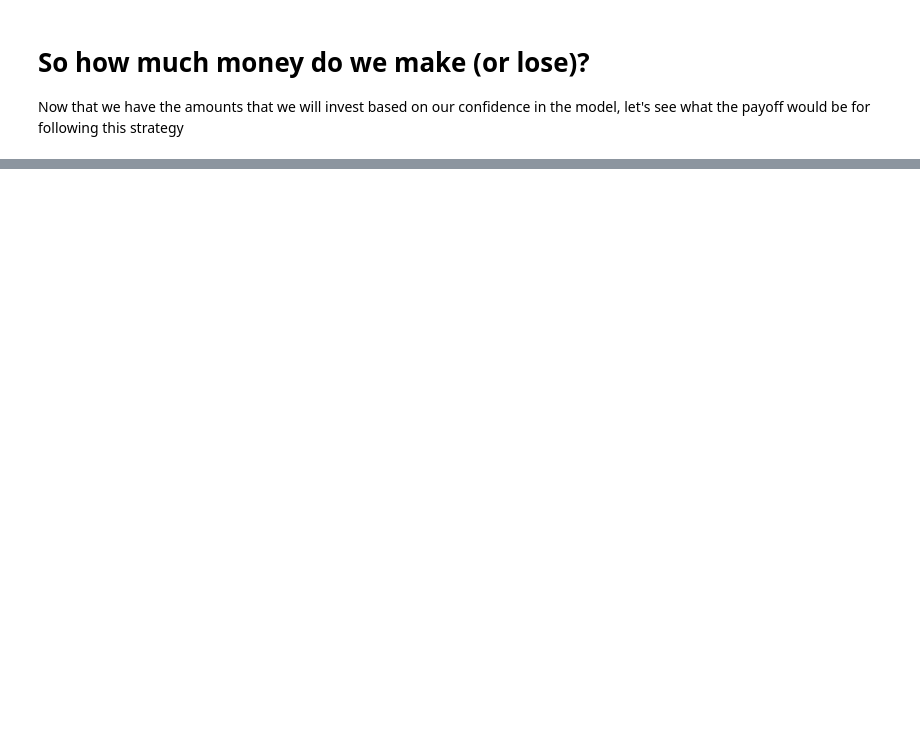
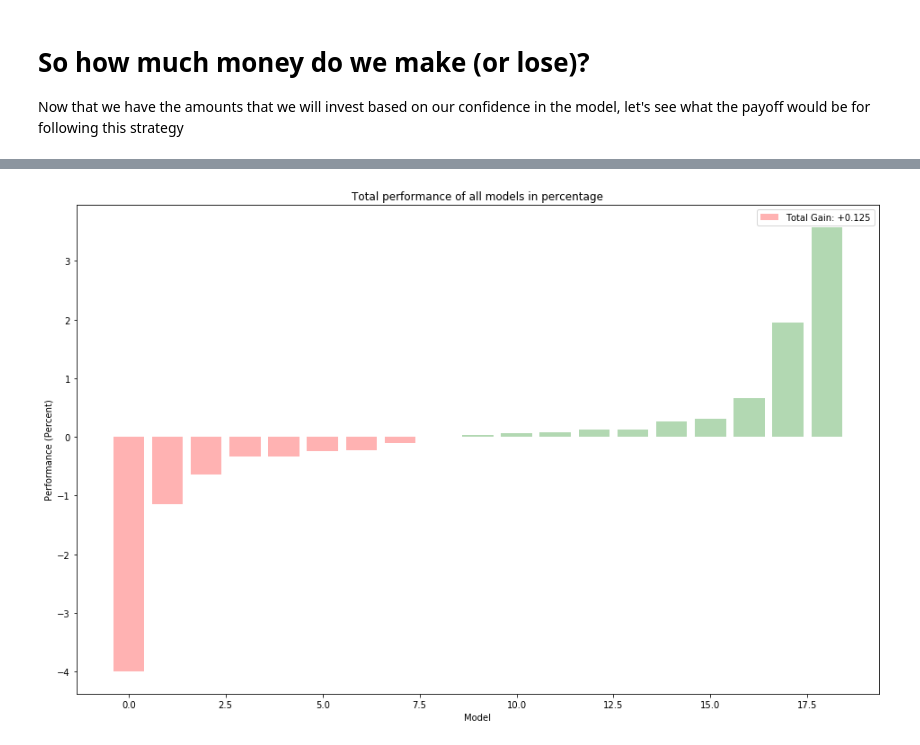
Before and after one commit to matthewwicker/DeepMarketModels, a Jupyter notebook: SingleModelMonetization.ipynb, the cells around one changed output, grey strips where cells are left out. Saved outputs shown, nothing was run; the diff lists cells and outputs as text; code cells hidden in the pictures; blank space fills up the shorter version.

Commit message:
Finished the single model tutorial

```diff
--- a/SingleModelMonetization.ipynb
+++ b/SingleModelMonetization.ipynb
@@ -390,0 +401,21 @@ plt.show()
+# %%
+performance = [3.572, -1.146, -0.229, 0.056, -0.643, 0.032, -0.252, -0.340, 0.128, 0.001, 0.075, 0.263, -4, 0.312, 1.949, -0.108, 0.658, 0.126, -0.329]
+performance = sort(performance)
+sum_p = sum(performance)
+
+colors = []
+for i in performance:
+    if(i < 0):
+        colors.append('r')
+    else:
+        colors.append('g')
+
+x = np.arange(len(performance))
+plt.title("Total performance of all models in percentage")
+plt.xlabel("Model")
+plt.ylabel("Performance (Percent)")
+b = plt.bar(x, performance, color=colors, alpha=0.3, label="Total Gain: +%.3f"%(sum_p) )
+plt.legend(handles=[b])
+plt.show()
+# %% [output]
+[figure, added]
```
Also changed, not shown: parts of 9 cells of this notebook.
